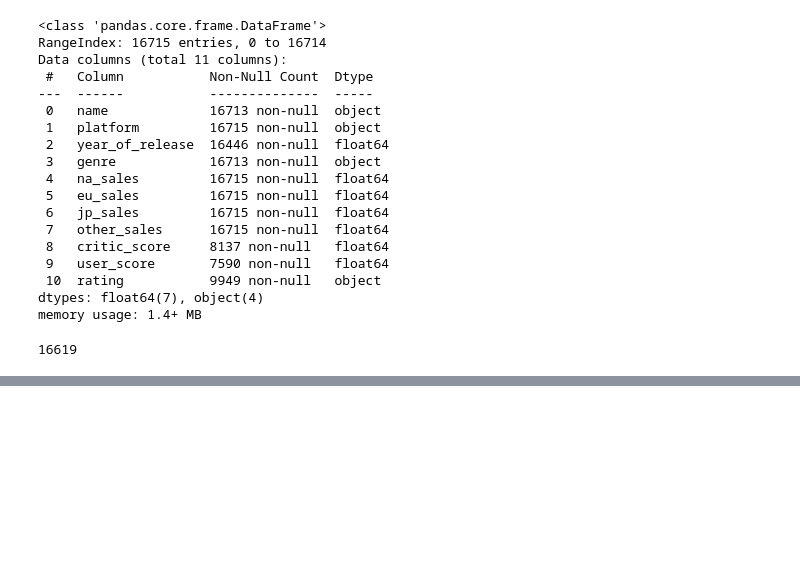
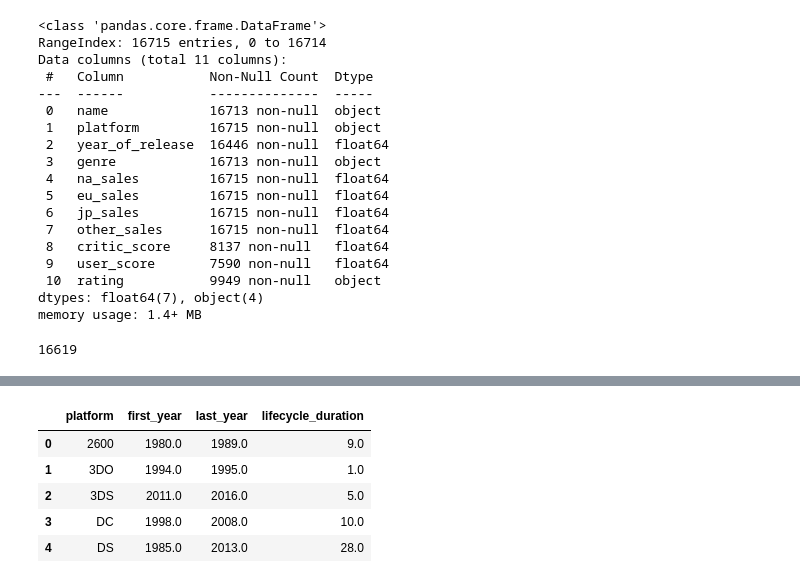
Before and after one commit to oliver-worth/GameStore-Ice-, a Jupyter notebook: IceEda-1.ipynb, the cells around one changed output, grey strips where cells are left out. Saved outputs shown, nothing was run; the diff lists cells and outputs as text; code cells hidden in the pictures; blank space fills up the shorter version.

```diff
--- a/IceEda-1.ipynb
+++ b/IceEda-1.ipynb
@@ -88,0 +315,3 @@ There are many missing values from this dataset. The name column has two missing
+# %%
+platform_lifecycle = sales_df.groupby('platform')['year_of_release'].agg(first_year='min', last_year='max').reset_index()
+platform_lifecycle.head()
@@ -88,0 +325,10 @@ There are many missing values from this dataset. The name column has two missing
+# %%
+platform_lifecycle['lifecycle_duration'] = platform_lifecycle['last_year'] - platform_lifecycle['first_year']
+platform_lifecycle.head()
+# %% [output]
+|  | platform | first_year | last_year | lifecycle_duration |
+| 0 | 2600 | 1980.0 | 1989.0 | 9.0 |
+| 1 | 3DO | 1994.0 | 1995.0 | 1.0 |
+| 2 | 3DS | 2011.0 | 2016.0 | 5.0 |
+| 3 | DC | 1998.0 | 2008.0 | 10.0 |
+| 4 | DS | 1985.0 | 2013.0 | 28.0 |
```
Also changed, not shown: parts of 21 cells of this notebook.
